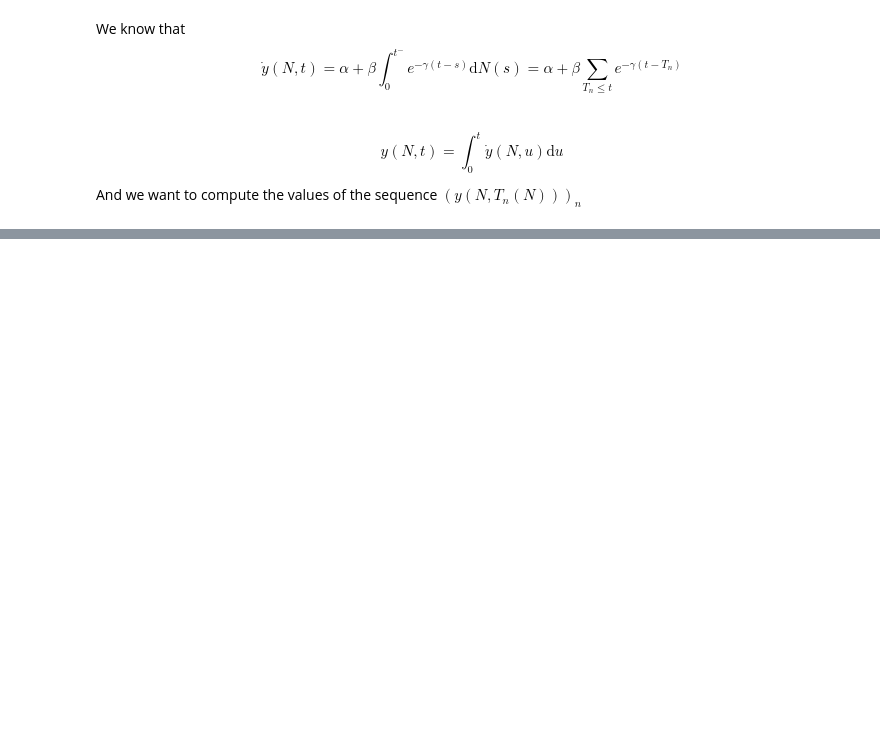
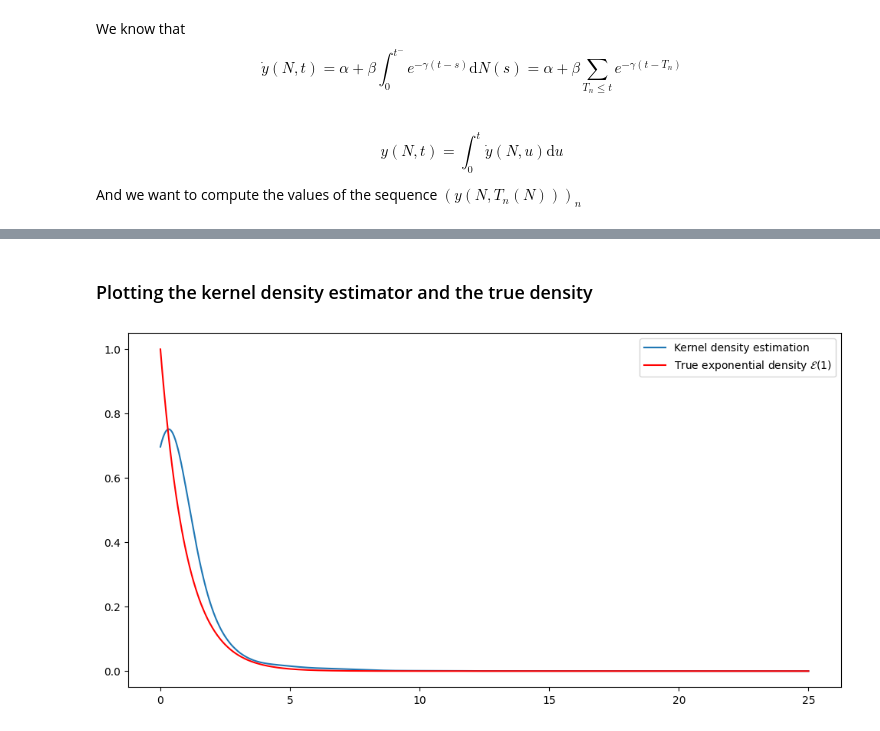
Before and after one commit to elfirdoussilab1/Hawkes-Process, a Jupyter notebook: Project 2.ipynb, the cells around one changed output, grey strips where cells are left out. Saved outputs shown, nothing was run; the diff lists cells and outputs as text; code cells hidden in the pictures; blank space fills up the shorter version.

```diff
--- a/Project 2.ipynb
+++ b/Project 2.ipynb
@@ -188,0 +304,16 @@ plt.show()
+# %% [markdown]
+### Plotting the kernel density estimator and the true density
+# %%
+# Plotting the kernel density estimation
+h = 1
+plt.figure(figsize=(12, 6))
+t = np.linspace(0, 25, 1000)
+plt.plot(t, kde_gauss(inter, h, t), label = 'Kernel density estimation')
+
+# Plotting the true exponential density
+f = lambda x: np.exp(-x)
+plt.plot(t, f(t), c = 'r', label = 'True exponential density $\mathcal{E}(1)$')
+plt.legend()
+plt.show()
+# %% [output]
+[figure, added]
```
Also changed, not shown: parts of 63 cells of this notebook, 1 other file.
